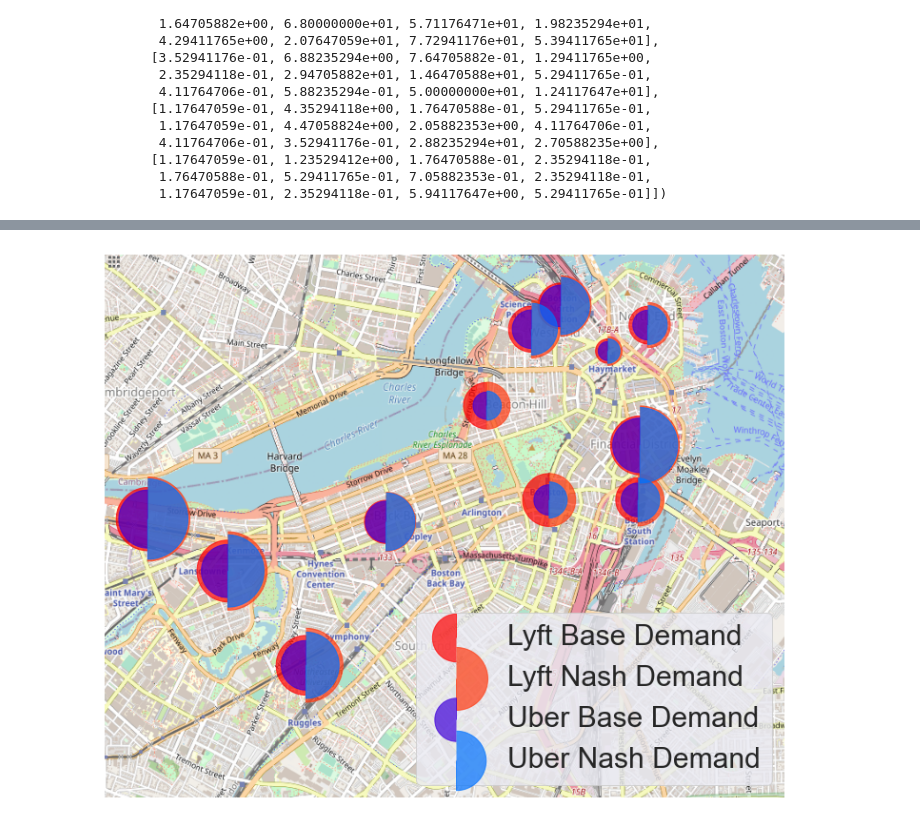
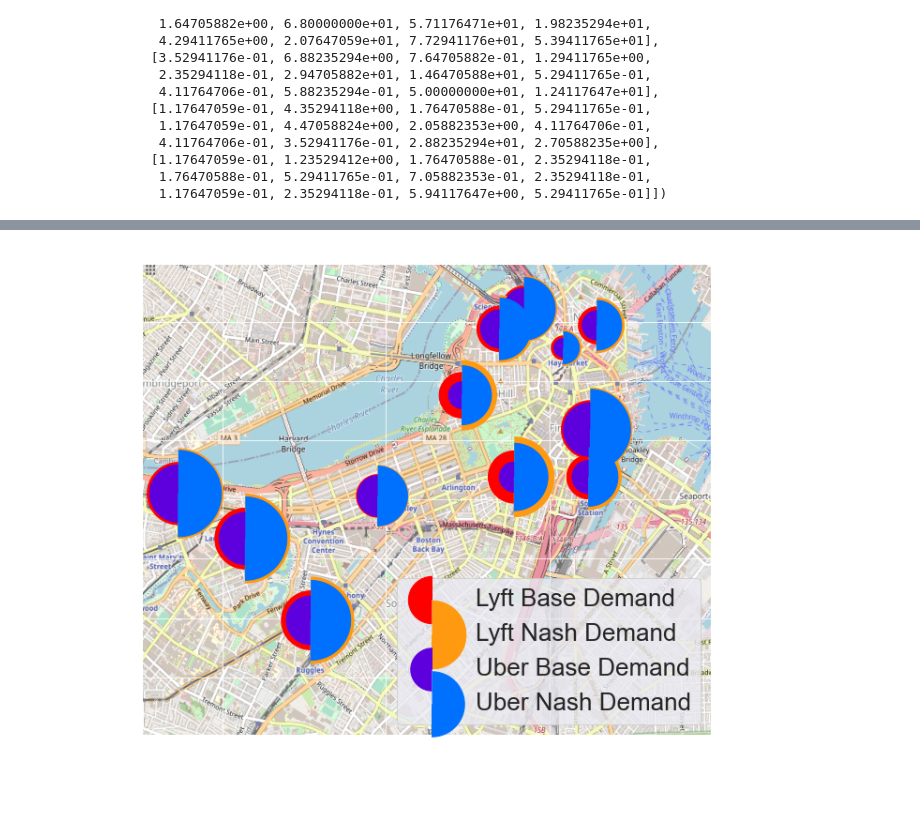
Before and after one commit to evanjfaulkner/DD-Games, a Jupyter notebook: Uber Lyft Simulation/Uber_vs_Lyft_plots.ipynb, the cells around one changed output, grey strips where cells are left out. Saved outputs shown, nothing was run; the diff lists cells and outputs as text; code cells hidden in the pictures.

```diff
--- a/Uber Lyft Simulation/Uber_vs_Lyft_plots.ipynb
+++ b/Uber Lyft Simulation/Uber_vs_Lyft_plots.ipynb
@@ -96,8 +96,10 @@ lambda_p2 = 1e0
 eta_p1 = 1e-2
 eta_p2 = 1e-2
 
-mu_p1 = -0.3*g_uber
-gamma_p1 = 0.1*g_lyft
+# mu_p1 = -0.3*g_uber
+# gamma_p1 = 0.1*g_lyft
+mu_p1 = -0.3*g_lyft
+gamma_p1 = 0.1*g_uber
 mu_p2 = -0.3*g_lyft
 gamma_p2 = 0.1*g_uber
 
@@ -591,45 +594,48 @@ x1 = np.cos(np.pi * np.linspace(0, r1)-np.pi/2)
 y1 = np.sin(np.pi * np.linspace(0, r1)-np.pi/2)
 right_c = np.row_stack([[0, 0], np.column_stack([x1, y1])])
 x1 = np.cos(np.pi * np.linspace(0, r1)+np.pi/2)
 y1 = np.sin(np.pi * np.linspace(0, r1)+np.pi/2)
 left_c = np.row_stack([[0, 0], np.column_stack([x1, y1])])
 
 y = np.arange(2)
 width=0.35
 
-plt.rcParams['font.size'] = 0
+plt.rcParams['font.size'] = 30
 plt.rcParams['axes.linewidth'] = 4
 # f, (a0, a1) = plt.subplots(2, 1, gridspec_kw={'height_ratios': [4, 1]}, figsize=(10,10))
-f,a0 = plt.subplots(figsize=(10,8))
+f,a0 = plt.subplots(figsize=(10,9))
 im = plt.imread('boston_map.PNG')
 a0.imshow(im, extent=[-71.1100, -71.0400, 42.3300, 42.3700], aspect='auto')
-a0.scatter(lons, lats, marker=left_c, s=15*lyft_base, alpha=0.7, c='#FF0000', label='Lyft Base Demand')
-a0.scatter(lons, lats, marker=right_c, s=15*lyft_nash, alpha=0.7, c='#FF3910', label='Lyft Nash Demand')
-a0.scatter(lons, lats, marker=left_c, s=15*uber_base, alpha=0.7, c='#3E00D9', label='Uber Base Demand')
-a0.scatter(lons, lats, marker=right_c, s=15*uber_nash, alpha=0.7, c='#0071FF', label='Uber Nash Demand')
-a0.set_xticks([])
-a0.set_yticks([])
-a0.set_xticklabels([],fontsize=0)
-a0.set_yticklabels([],fontsize=0)
-a0.legend(loc='lower right', prop={'size': 30})
+a0.scatter(lons, lats, marker=left_c, s=15*lyft_base, alpha=1, c='#FF0000', label='Lyft Base Demand')
+a0.scatter(lons, lats, marker=right_c, s=15*lyft_nash, alpha=1, c='#FF9910', label='Lyft Nash Demand')
+a0.scatter(lons, lats, marker=left_c, s=15*uber_base, alpha=1, c='#5E00DD', label='Uber Base Demand')
+a0.scatter(lons, lats, marker=right_c, s=15*uber_nash, alpha=1, c='#0071FF', label='Uber Nash Demand')
+# a0.set_xticks(a)
+# a0.set_yticks(a)
+a0.set_xticklabels([' ' for x in a0.get_xticks()],fontsize=30)
+a0.set_yticklabels(['    ' for x in a0.get_yticks()],fontsize=30)
+a0.set_xlabel(' ')
+# a0.set_ylabel(' ')
+# a0.set_title('    ')
+a0.legend(loc='lower right', prop={'size': 26})
 
 # a1.barh(y-width/2, [np.sum(uber_demands(game_ts.theta_p1,game_ts.theta_p2,g_uber)),np.sum(uber_demands(np.zeros((60,1)),np.zeros((60,1)),g_uber))],
 #        width, label='Uber', color='#0071FF')
 # a1.barh(y+width/2, [np.sum(uber_demands(game_ts.theta_p2,game_ts.theta_p1,g_lyft)),np.sum(uber_demands(np.zeros((60,1)),np.zeros((60,1)),g_lyft))],
 #        width, label='Lyft', color='#FF3910')
 # handles, labels = a1.get_legend_handles_labels()
 # order = [1,0]
 # a1.legend([handles[idx] for idx in order],[labels[idx] for idx in order],
 #           loc='lower left', ncol=1, prop={'size': 28})
 # a1.set_yticks(y)
 # a1.set_yticklabels(['Nash', 'Base'])
 # a1.set_xlabel('Total Demand [rides/day]')
 
 f.tight_layout()
 plt.savefig('rideshare_demand_map.png', format='png')
 plt.show()
 # %% [output]
-[figure, old version]
+[figure, new version]
 # %%
 labels = 'Uber','Lyft'
 nash = [np.sum(uber_demands(game_ts.theta_p1, game_ts.theta_p2, g_uber)), np.sum(uber_demands(game_ts.theta_p2, game_ts.theta_p1, g_lyft))]
```
Also changed, not shown: parts of 14 cells of this notebook, 5 other files.
